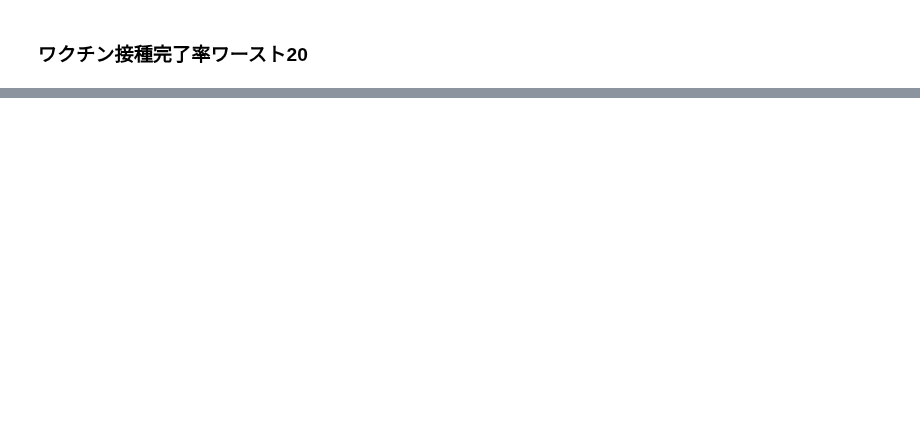
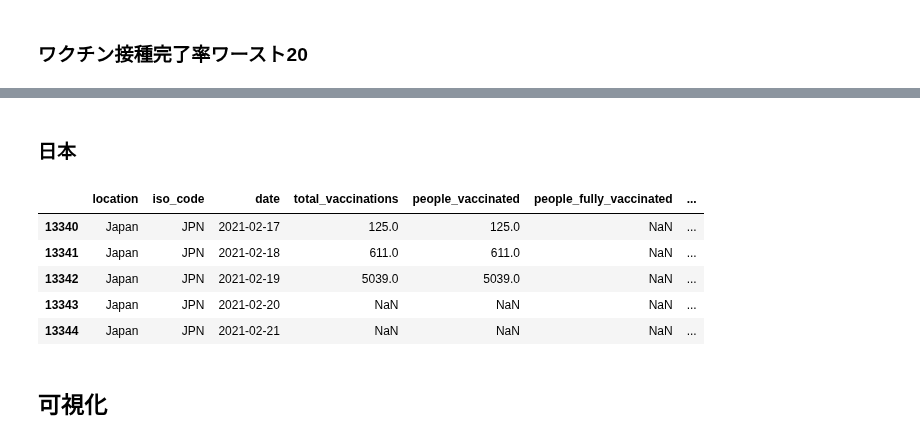
Before and after one commit to marzg510/data-analyze-covid-19, a Jupyter notebook: covid-19-owid-global-vaccine.ipynb, the cells around one changed output, grey strips where cells are left out. Saved outputs shown, nothing was run; the diff lists cells and outputs as text; code cells hidden in the pictures; blank space fills up the shorter version.

```diff
--- a/covid-19-owid-global-vaccine.ipynb
+++ b/covid-19-owid-global-vaccine.ipynb
@@ -217,0 +153,14 @@ latest_df.sort_values(by="people_fully_vaccinated_per_hundred",ascending=True).h
+# %% [markdown]
+### 日本
+# %%
+jp = df.loc[df.location=="Japan"]
+jp.head()
+# %% [output]
+|  | location | iso_code | date | total_vaccinations | people_vaccinated | people_fully_vaccinated | ... |
+| 13340 | Japan | JPN | 2021-02-17 | 125.0 | 125.0 | NaN | ... |
+| 13341 | Japan | JPN | 2021-02-18 | 611.0 | 611.0 | NaN | ... |
+| 13342 | Japan | JPN | 2021-02-19 | 5039.0 | 5039.0 | NaN | ... |
+| 13343 | Japan | JPN | 2021-02-20 | NaN | NaN | NaN | ... |
+| 13344 | Japan | JPN | 2021-02-21 | NaN | NaN | NaN | ... |
+# %% [markdown]
+## 可視化
```
Also changed, not shown: parts of 14 cells of this notebook, 25 other files.
